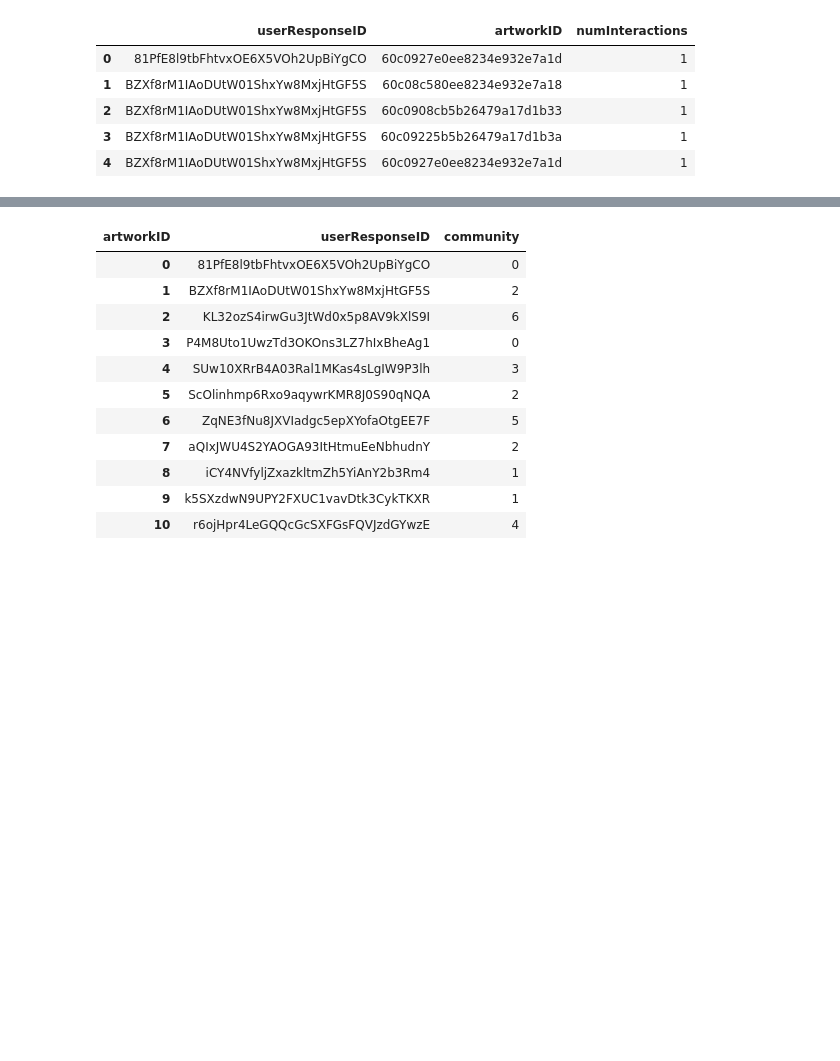
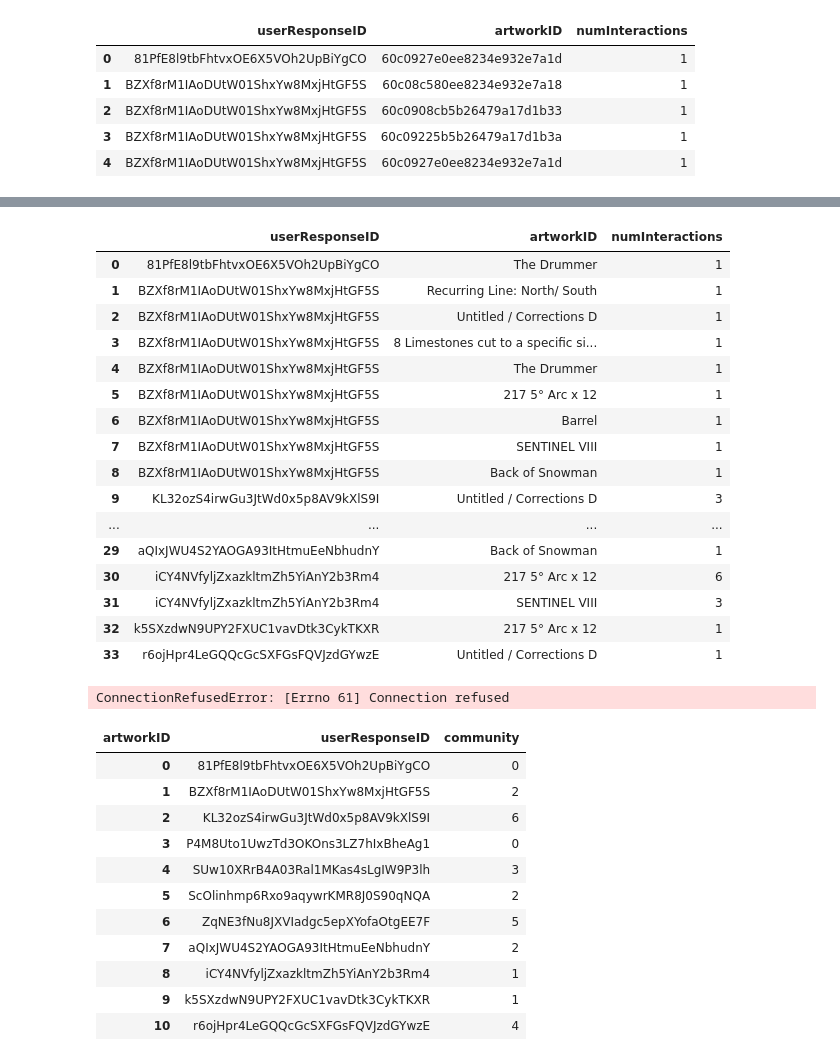
Before and after one commit to espilya/prototype-clustering, a Jupyter notebook: examples/IMMA/Community_Based_On_Artworks_Interactions.ipynb, the cells around one changed output, grey strips where cells are left out. Saved outputs shown, nothing was run; the diff lists cells and outputs as text; code cells hidden in the pictures; blank space fills up the shorter version.

Commit message:
Actualizado ejemplo de IMMA

```diff
--- a/examples/IMMA/Community_Based_On_Artworks_Interactions.ipynb
+++ b/examples/IMMA/Community_Based_On_Artworks_Interactions.ipynb
@@ -18,3 +18,6 @@ interactions_df.head()
 | 2 | BZXf8rM1IAoDUtW01ShxYw8MxjHtGF5S | 60c0908cb5b26479a17d1b33 | 1 |
 | 3 | BZXf8rM1IAoDUtW01ShxYw8MxjHtGF5S | 60c09225b5b26479a17d1b3a | 1 |
 | 4 | BZXf8rM1IAoDUtW01ShxYw8MxjHtGF5S | 60c0927e0ee8234e932e7a1d | 1 |
+# %%
+artworks = pd.read_json('../../data/IMMA/artworks_IMMA.json')
+artworks
@@ -20,0 +34,5 @@ interactions_df.head()
+# %%
+def get_name(artwork_id):
+    return artworks['_id']
+
+names_arts = interactions_df.apply(lambda row: artworks[artworks['_id'] == row['artworkID']].name.values[0], axis=1)
@@ -21,3 +59,25 @@ interactions_df.head()
+# %%
+interactions_df['artworkID'] = names_arts
+# %%
+interactions_df
+# %% [output]
+|  | userResponseID | artworkID | numInteractions |
+| 0 | 81PfE8l9tbFhtvxOE6X5VOh2UpBiYgCO | The Drummer | 1 |
+| 1 | BZXf8rM1IAoDUtW01ShxYw8MxjHtGF5S | Recurring Line: North/ South | 1 |
+| 2 | BZXf8rM1IAoDUtW01ShxYw8MxjHtGF5S | Untitled / Corrections D | 1 |
+| 3 | BZXf8rM1IAoDUtW01ShxYw8MxjHtGF5S | 8 Limestones cut to a specific si... | 1 |
+| 4 | BZXf8rM1IAoDUtW01ShxYw8MxjHtGF5S | The Drummer | 1 |
+| 5 | BZXf8rM1IAoDUtW01ShxYw8MxjHtGF5S | 217 5° Arc x 12 | 1 |
+| 6 | BZXf8rM1IAoDUtW01ShxYw8MxjHtGF5S | Barrel | 1 |
+| 7 | BZXf8rM1IAoDUtW01ShxYw8MxjHtGF5S | SENTINEL VIII | 1 |
+| 8 | BZXf8rM1IAoDUtW01ShxYw8MxjHtGF5S | Back of Snowman | 1 |
+| 9 | KL32ozS4irwGu3JtWd0x5p8AV9kXlS9I | Untitled / Corrections D | 3 |
+| ... | ... | ... | ... |
+| 29 | aQIxJWU4S2YAOGA93ItHtmuEeNbhudnY | Back of Snowman | 1 |
+| 30 | iCY4NVfyljZxazkltmZh5YiAnY2b3Rm4 | 217 5° Arc x 12 | 6 |
+| 31 | iCY4NVfyljZxazkltmZh5YiAnY2b3Rm4 | SENTINEL VIII | 3 |
+| 32 | k5SXzdwN9UPY2FXUC1vavDtk3CykTKXR | 217 5° Arc x 12 | 1 |
+| 33 | r6ojHpr4LeGQQcGcSXFGsFQVJzdGYwzE | Untitled / Corrections D | 1 |
 # %%
 users_interactions = pd.pivot_table(interactions_df, values='numInteractions', index='userResponseID', columns='artworkID', fill_value=0)
 # %%
@@ -37,6 +97,8 @@ data = users_interactions.iloc[:,1:-1].values
 distances = cosine_similarity(data)
 
 gv.load_community(users, distances, users_properties=['community'])
+# %% [output]
+ConnectionRefusedError: [Errno 61] Connection refused
 # %%
 users_interactions[['userResponseID', 'community']]
 # %% [output]
```
Also changed, not shown: parts of 3 cells of this notebook.
